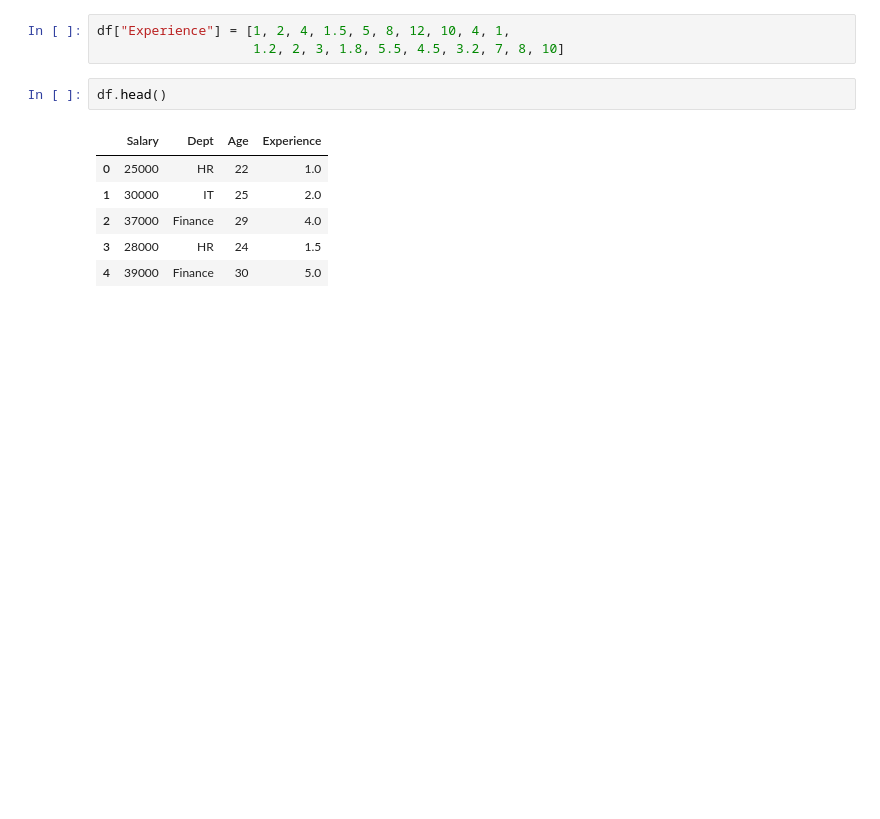
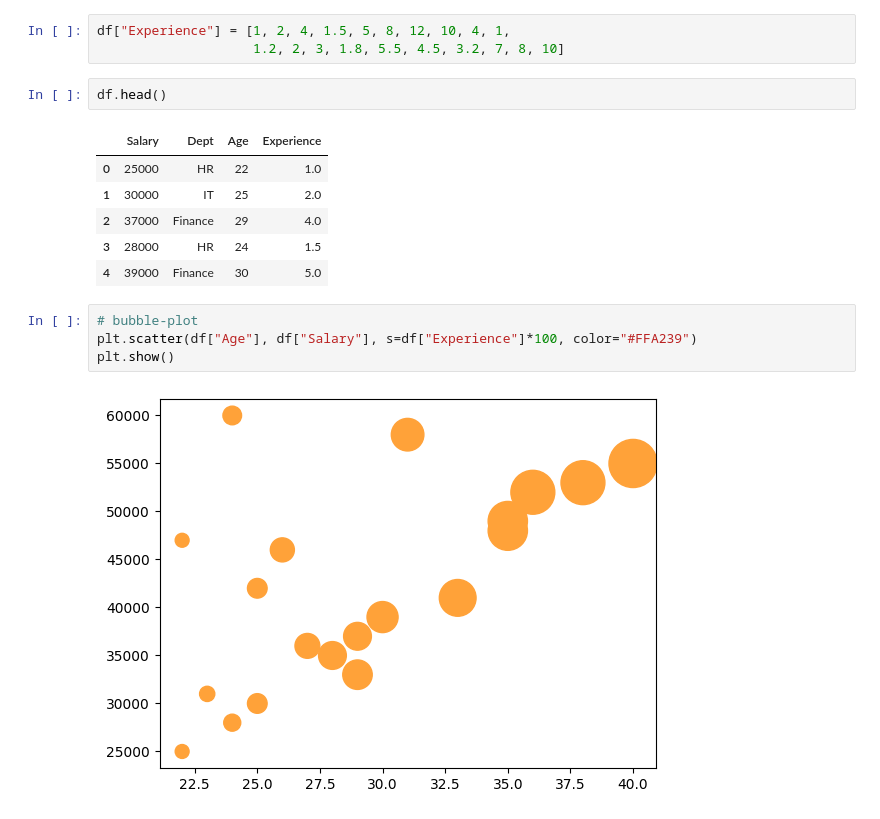
Before and after one commit to BADARRASHEED/Matplotlib, a Jupyter notebook: Matplotlib.ipynb, the cells around one changed output. Drawn from its saved outputs; the diff is of its cells as text; blank space fills up the shorter version.

```diff
--- a/Matplotlib.ipynb
+++ b/Matplotlib.ipynb
@@ -255,3 +255,9 @@ df.head()
 | 2 | 37000 | Finance | 29 | 4.0 |
 | 3 | 28000 | HR | 24 | 1.5 |
 | 4 | 39000 | Finance | 30 | 5.0 |
+# %%
+# bubble-plot
+plt.scatter(df["Age"], df["Salary"], s=df["Experience"]*100, color="#FFA239")
+plt.show()
+# %% [output]
+[figure, added]
```
